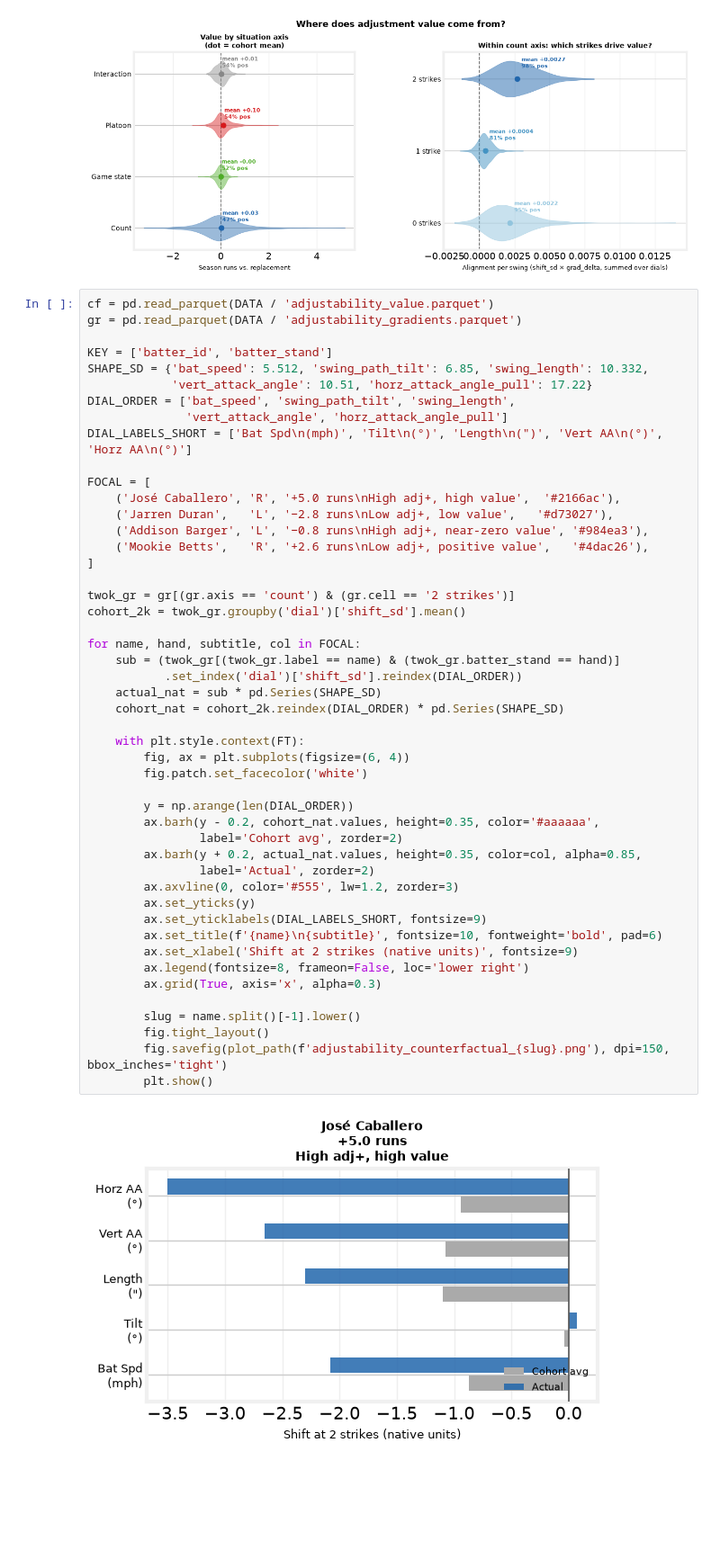
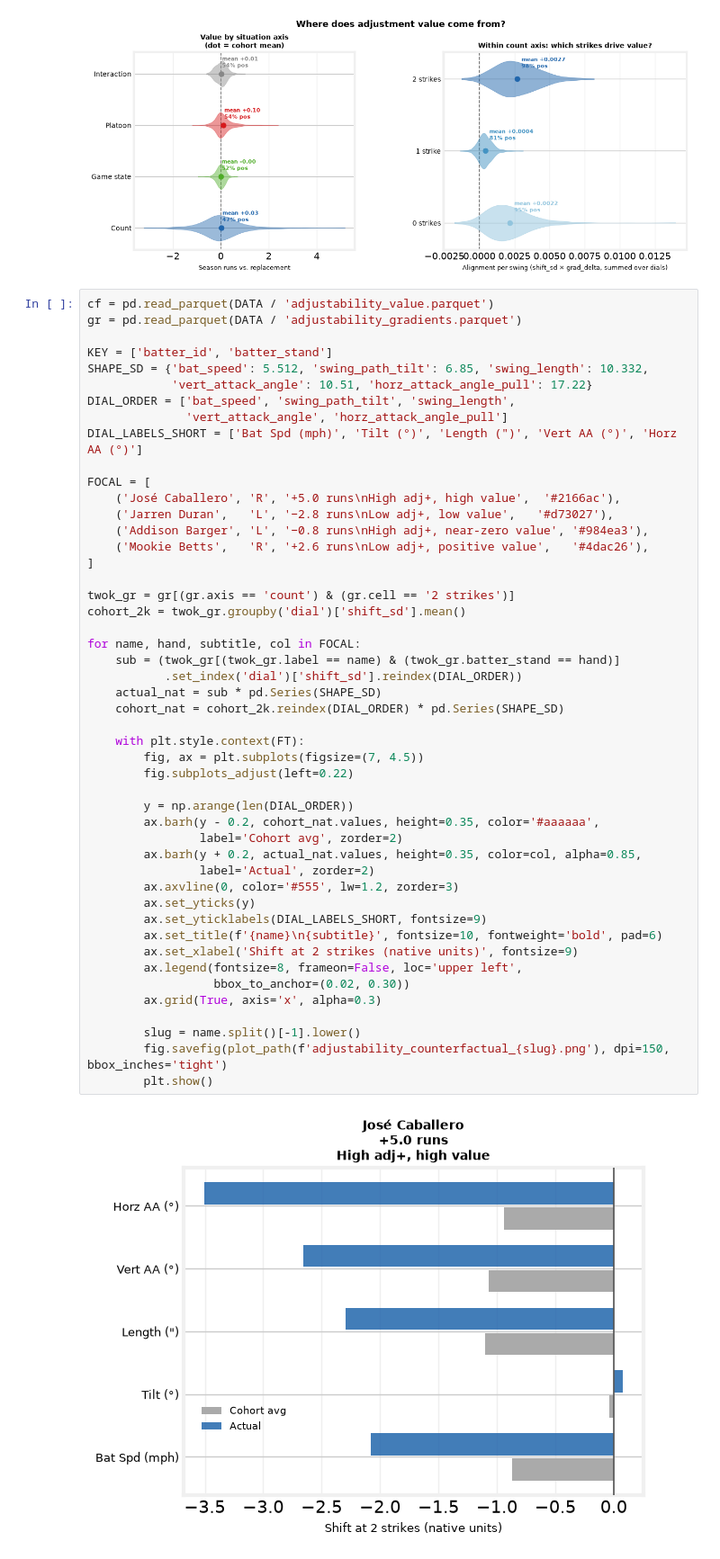
Before and after one commit to theoauyeung/swing_repetoire, a Jupyter notebook: src/adjustability_results.ipynb, the cells around one changed output. Shown at 90% size. Cells and saved outputs as stored; diff of their text form; blank space fills up the shorter version.

```diff
--- a/src/adjustability_results.ipynb
+++ b/src/adjustability_results.ipynb
@@ -470,7 +470,7 @@ SHAPE_SD = {'bat_speed': 5.512, 'swing_path_tilt': 6.85, 'swing_length': 10.332,
             'vert_attack_angle': 10.51, 'horz_attack_angle_pull': 17.22}
 DIAL_ORDER = ['bat_speed', 'swing_path_tilt', 'swing_length',
               'vert_attack_angle', 'horz_attack_angle_pull']
-DIAL_LABELS_SHORT = ['Bat Spd\n(mph)', 'Tilt\n(°)', 'Length\n(")', 'Vert AA\n(°)', 'Horz AA\n(°)']
+DIAL_LABELS_SHORT = ['Bat Spd (mph)', 'Tilt (°)', 'Length (")', 'Vert AA (°)', 'Horz AA (°)']
 
 FOCAL = [
     ('José Caballero', 'R', '+5.0 runs\nHigh adj+, high value',  '#2166ac'),
@@ -479,35 +479,35 @@ FOCAL = [
     ('Mookie Betts',   'R', '+2.6 runs\nLow adj+, positive value',   '#4dac26'),
 ]
 
 twok_gr = gr[(gr.axis == 'count') & (gr.cell == '2 strikes')]
 cohort_2k = twok_gr.groupby('dial')['shift_sd'].mean()
 
 for name, hand, subtitle, col in FOCAL:
     sub = (twok_gr[(twok_gr.label == name) & (twok_gr.batter_stand == hand)]
            .set_index('dial')['shift_sd'].reindex(DIAL_ORDER))
     actual_nat = sub * pd.Series(SHAPE_SD)
     cohort_nat = cohort_2k.reindex(DIAL_ORDER) * pd.Series(SHAPE_SD)
 
     with plt.style.context(FT):
-        fig, ax = plt.subplots(figsize=(6, 4))
-        fig.patch.set_facecolor('white')
+        fig, ax = plt.subplots(figsize=(7, 4.5))
+        fig.subplots_adjust(left=0.22)
 
         y = np.arange(len(DIAL_ORDER))
         ax.barh(y - 0.2, cohort_nat.values, height=0.35, color='#aaaaaa',
                 label='Cohort avg', zorder=2)
         ax.barh(y + 0.2, actual_nat.values, height=0.35, color=col, alpha=0.85,
                 label='Actual', zorder=2)
         ax.axvline(0, color='#555', lw=1.2, zorder=3)
         ax.set_yticks(y)
         ax.set_yticklabels(DIAL_LABELS_SHORT, fontsize=9)
         ax.set_title(f'{name}\n{subtitle}', fontsize=10, fontweight='bold', pad=6)
         ax.set_xlabel('Shift at 2 strikes (native units)', fontsize=9)
-        ax.legend(fontsize=8, frameon=False, loc='lower right')
+        ax.legend(fontsize=8, frameon=False, loc='upper left',
+                  bbox_to_anchor=(0.02, 0.30))
         ax.grid(True, axis='x', alpha=0.3)
 
         slug = name.split()[-1].lower()
-        fig.tight_layout()
         fig.savefig(plot_path(f'adjustability_counterfactual_{slug}.png'), dpi=150, bbox_inches='tight')
         plt.show()
 # %% [output]
-[figure, old version]
+[figure, new version]
```
Also changed, not shown: parts of 2 cells of this notebook, 8 other files.
